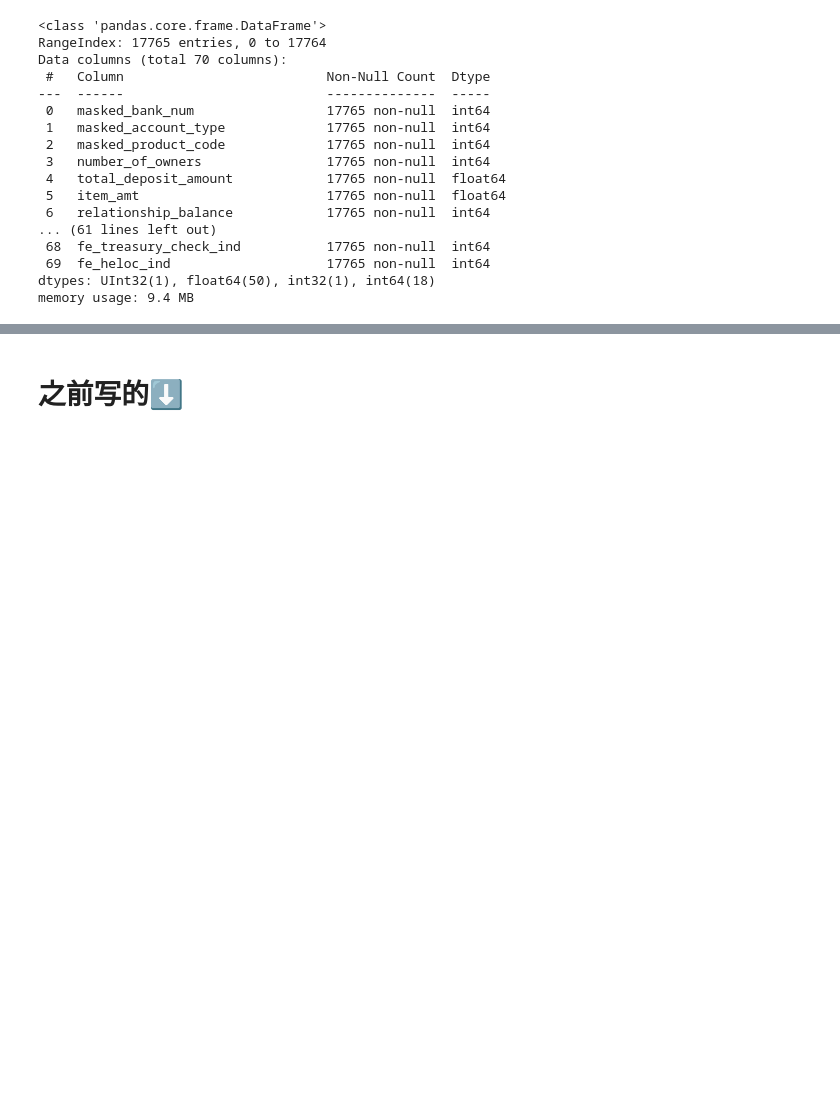
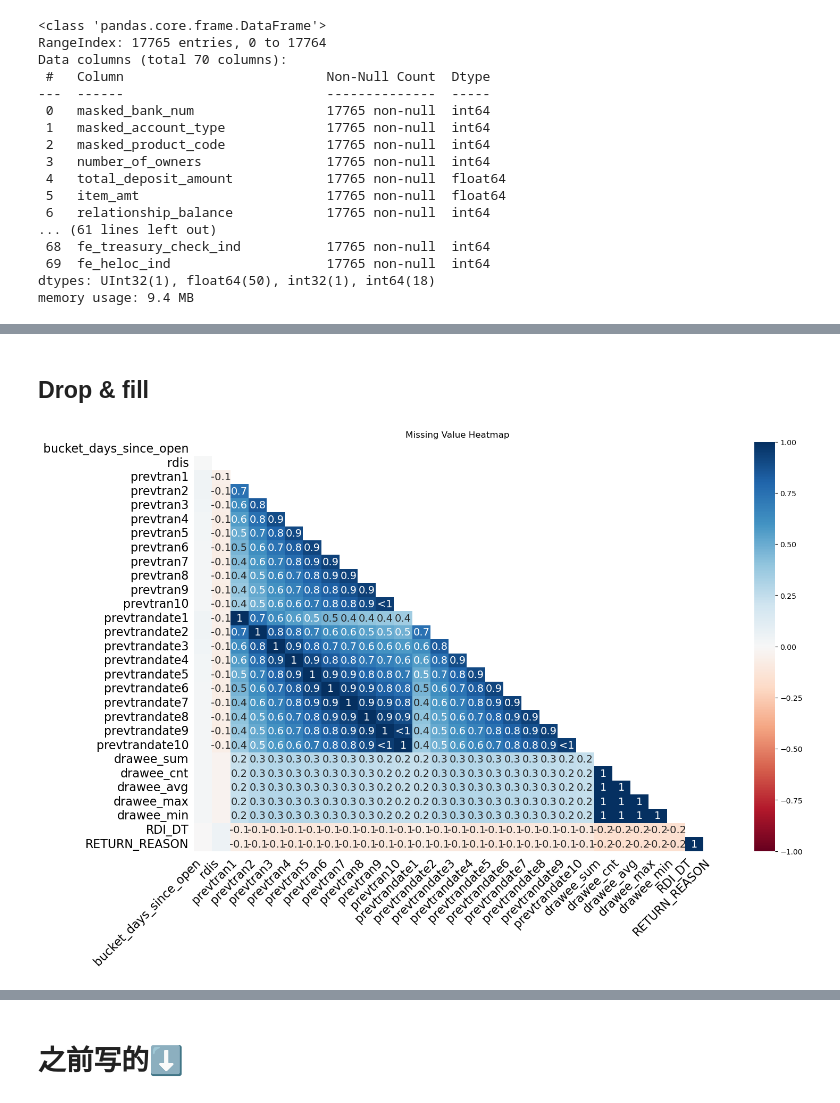
Before and after one commit to YicenYe/Citizens_Project, a Jupyter notebook: feature_engineering_all.ipynb, the cells around one changed output, grey strips where cells are left out. Saved outputs shown, nothing was run; the diff lists cells and outputs as text; code cells hidden in the pictures; blank space fills up the shorter version.

```diff
--- a/feature_engineering_all.ipynb
+++ b/feature_engineering_all.ipynb
@@ -261,0 +268,9 @@ memory usage: 9.4 MB
+# %% [markdown]
+## Drop & fill
+# %%
+# ➡️ MNAR（Missing Not At Random）
+msno.heatmap(df, figsize=(16, 10))
+plt.title('Missing Value Heatmap', fontsize=12)
+plt.show()
+# %% [output]
+[figure, added]
```
Also changed, not shown: parts of 17 cells of this notebook.
